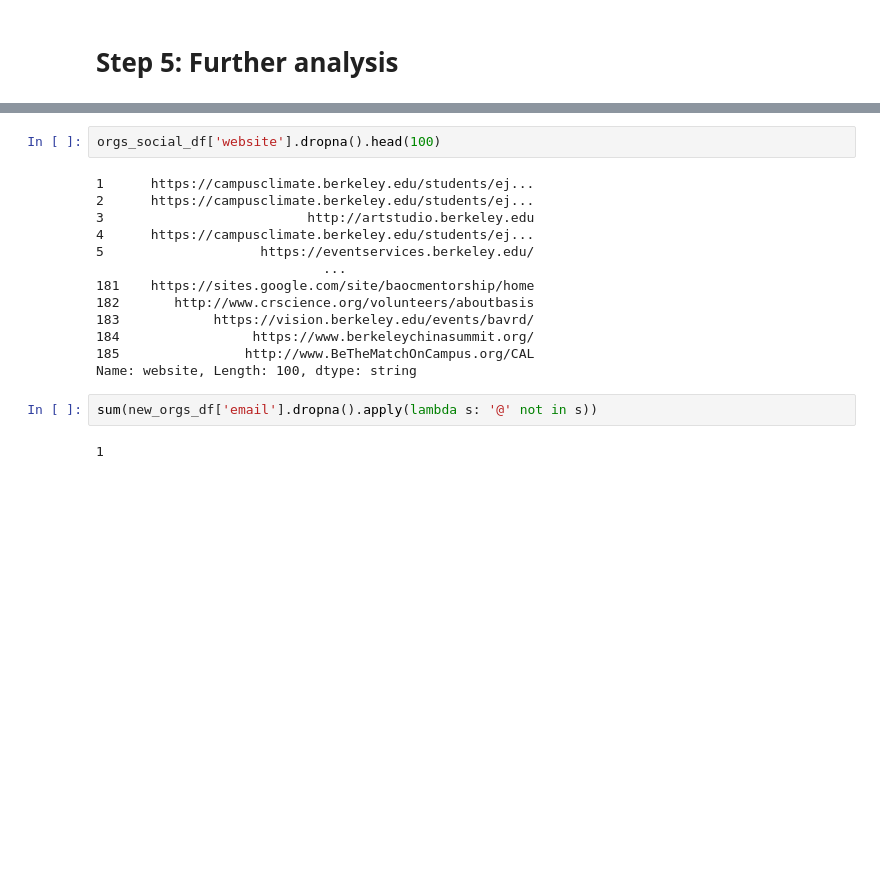
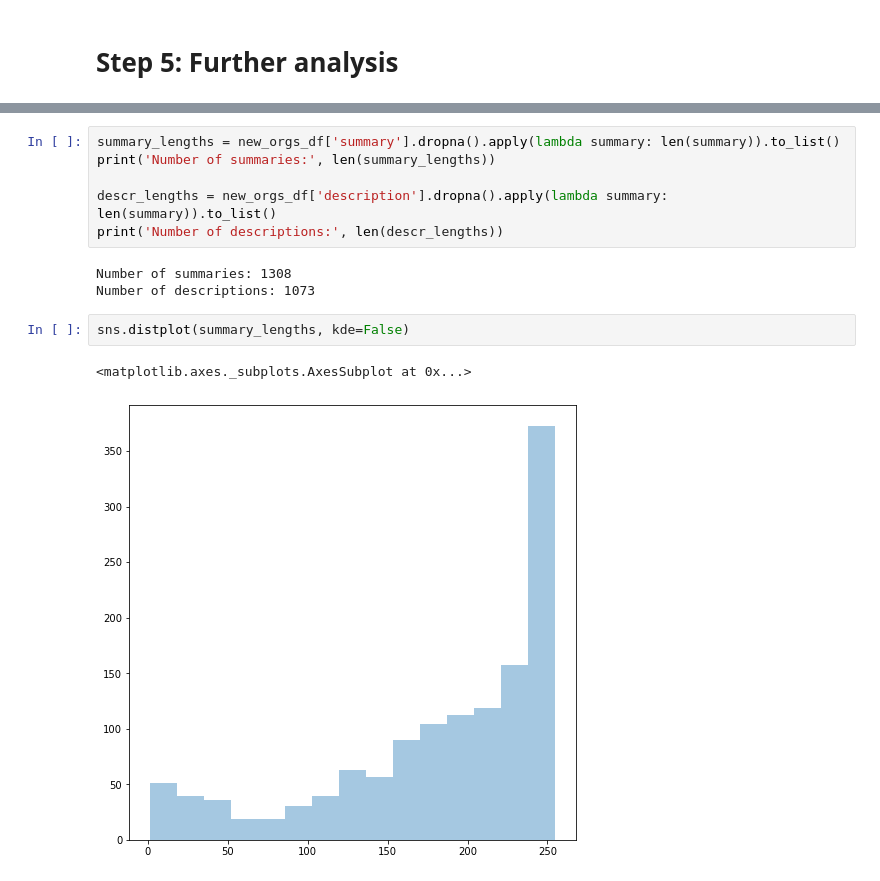
Before and after one commit to sproul-club/sc-notebook, a Jupyter notebook: CalLink Scraping Analysis.ipynb, the cells around one changed output, grey strips where cells are left out. Saved outputs shown, nothing was run; the diff lists cells and outputs as text; blank space fills up the shorter version.

```diff
--- a/CalLink Scraping Analysis.ipynb
+++ b/CalLink Scraping Analysis.ipynb
@@ -479,19 +439,14 @@ orgs_social_df
-# %%
-orgs_social_df['website'].dropna().head(100)
-# %% [output]
-1      https://campusclimate.berkeley.edu/students/ej...
-2      https://campusclimate.berkeley.edu/students/ej...
-3                          http://artstudio.berkeley.edu
-4      https://campusclimate.berkeley.edu/students/ej...
-5                    https://eventservices.berkeley.edu/
-                             ...
-181    https://sites.google.com/site/baocmentorship/home
-182       http://www.crscience.org/volunteers/aboutbasis
-183            https://vision.berkeley.edu/events/bavrd/
-184                 https://www.berkeleychinasummit.org/
-185                http://www.BeTheMatchOnCampus.org/CAL
-Name: website, Length: 100, dtype: string
-# %%
-sum(new_orgs_df['email'].dropna().apply(lambda s: '@' not in s))
-# %% [output]
-1
+# %%
+summary_lengths = new_orgs_df['summary'].dropna().apply(lambda summary: len(summary)).to_list()
+print('Number of summaries:', len(summary_lengths))
+
+descr_lengths = new_orgs_df['description'].dropna().apply(lambda summary: len(summary)).to_list()
+print('Number of descriptions:', len(descr_lengths))
+# %% [output]
+Number of summaries: 1308
+Number of descriptions: 1073
+# %%
+sns.distplot(summary_lengths, kde=False)
+# %% [output]
+<matplotlib.axes._subplots.AxesSubplot at 0x...>
+[figure, added]
```
Also changed, not shown: parts of 22 cells of this notebook.
